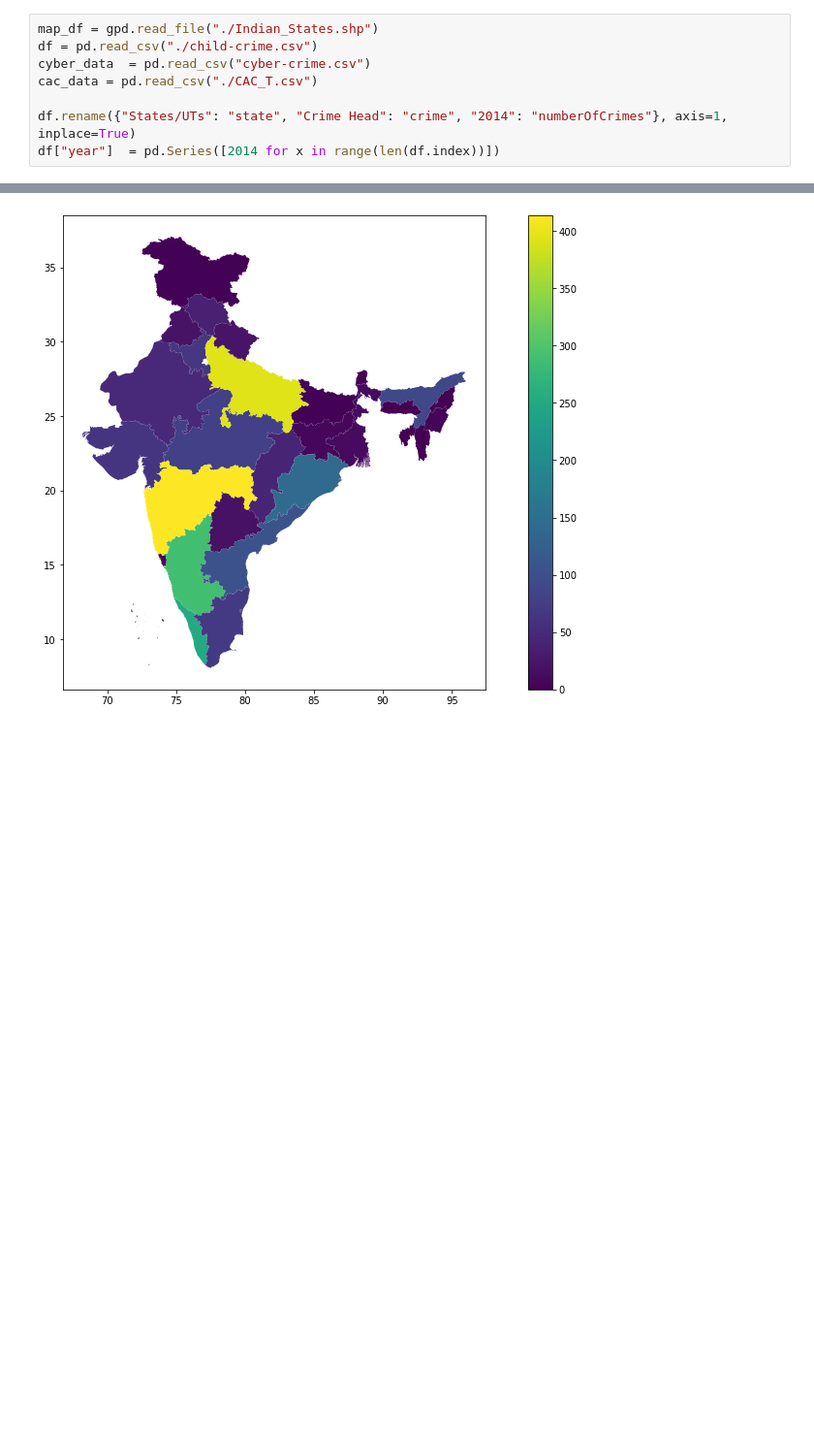
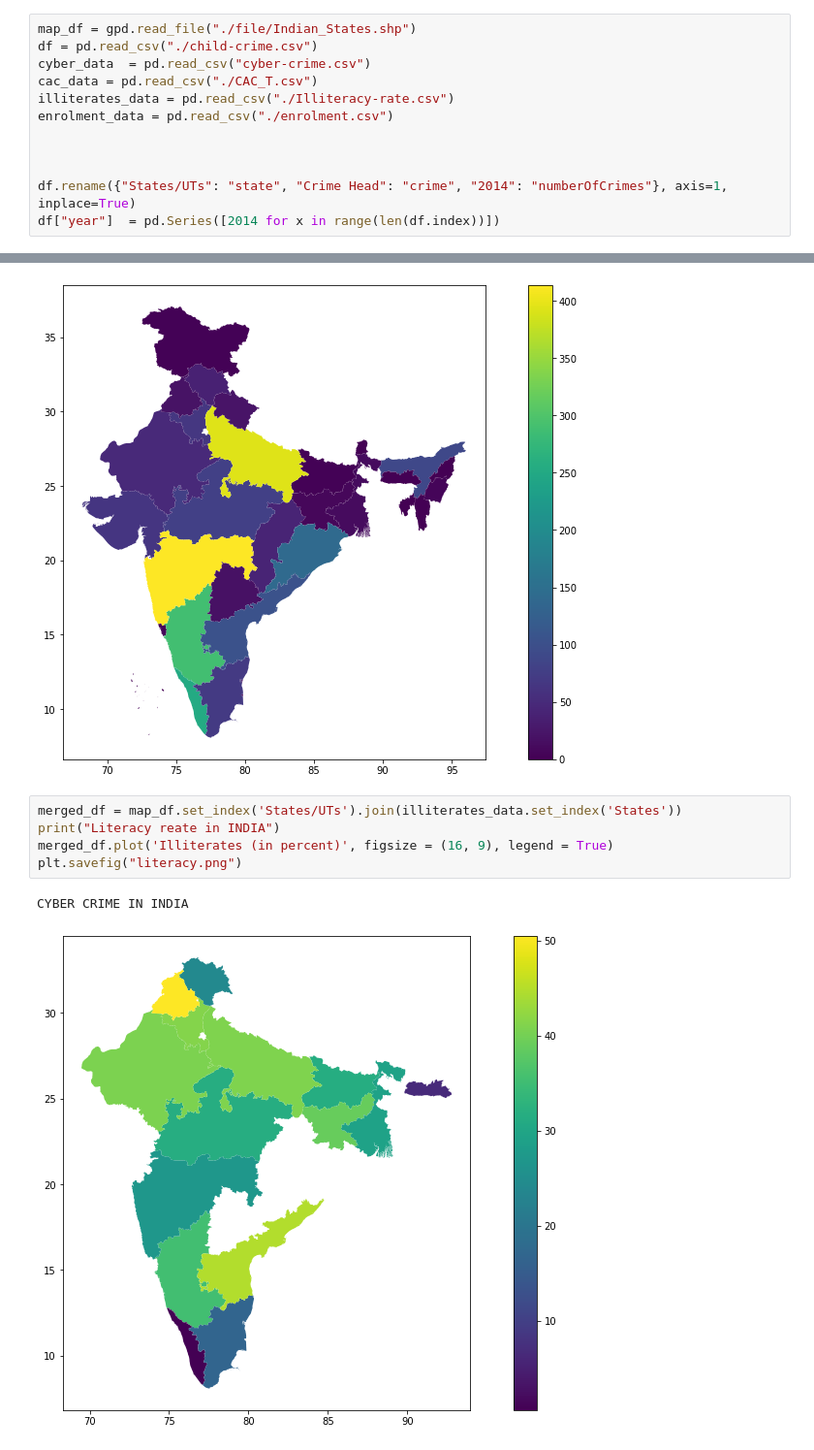
Before and after one commit to helloningshen/R-assignment, a Jupyter notebook: R.ipynb, the cells around one changed output, grey strips where cells are left out. Shown at 97% size. Cells and saved outputs as stored; diff of their text form; blank space fills up the shorter version.

```diff
--- a/R.ipynb
+++ b/R.ipynb
@@ -14,8 +7,12 @@ import seaborn as sns
 # %%
-map_df = gpd.read_file("./Indian_States.shp")
+map_df = gpd.read_file("./file/Indian_States.shp")
 df = pd.read_csv("./child-crime.csv")
 cyber_data  = pd.read_csv("cyber-crime.csv")
 cac_data = pd.read_csv("./CAC_T.csv")
+illiterates_data = pd.read_csv("./Illiteracy-rate.csv")
+enrolment_data = pd.read_csv("./enrolment.csv")
+
+
 
 df.rename({"States/UTs": "state", "Crime Head": "crime", "2014": "numberOfCrimes"}, axis=1, inplace=True)
 df["year"]  = pd.Series([2014 for x in range(len(df.index))])
@@ -106,3 +105,11 @@ plt.savefig("overall.png")
 # %% [output]
 CYBER CRIME IN INDIA
 [figure]
+# %%
+merged_df = map_df.set_index('States/UTs').join(illiterates_data.set_index('States'))
+print("Literacy reate in INDIA")
+merged_df.plot('Illiterates (in percent)', figsize = (16, 9), legend = True)
+plt.savefig("literacy.png")
+# %% [output]
+CYBER CRIME IN INDIA
+[figure, added]
```
Also changed, not shown: parts of 5 cells of this notebook, 13 other files.
